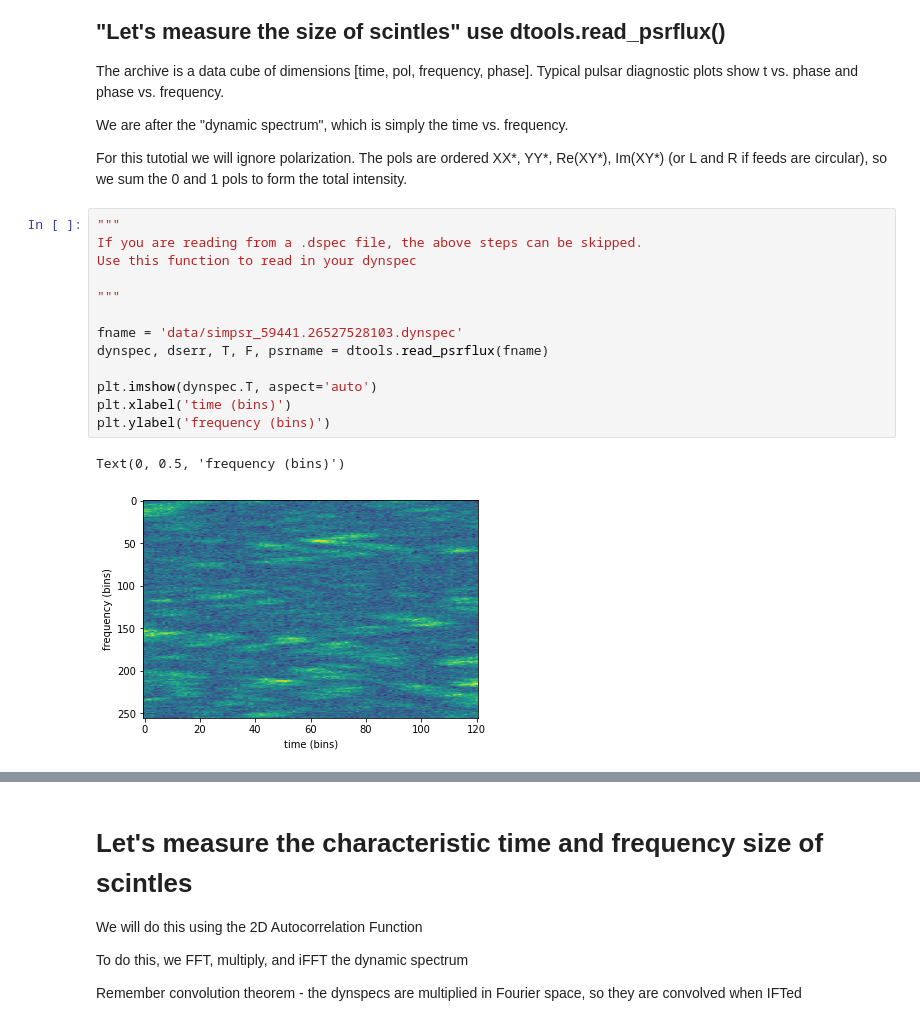
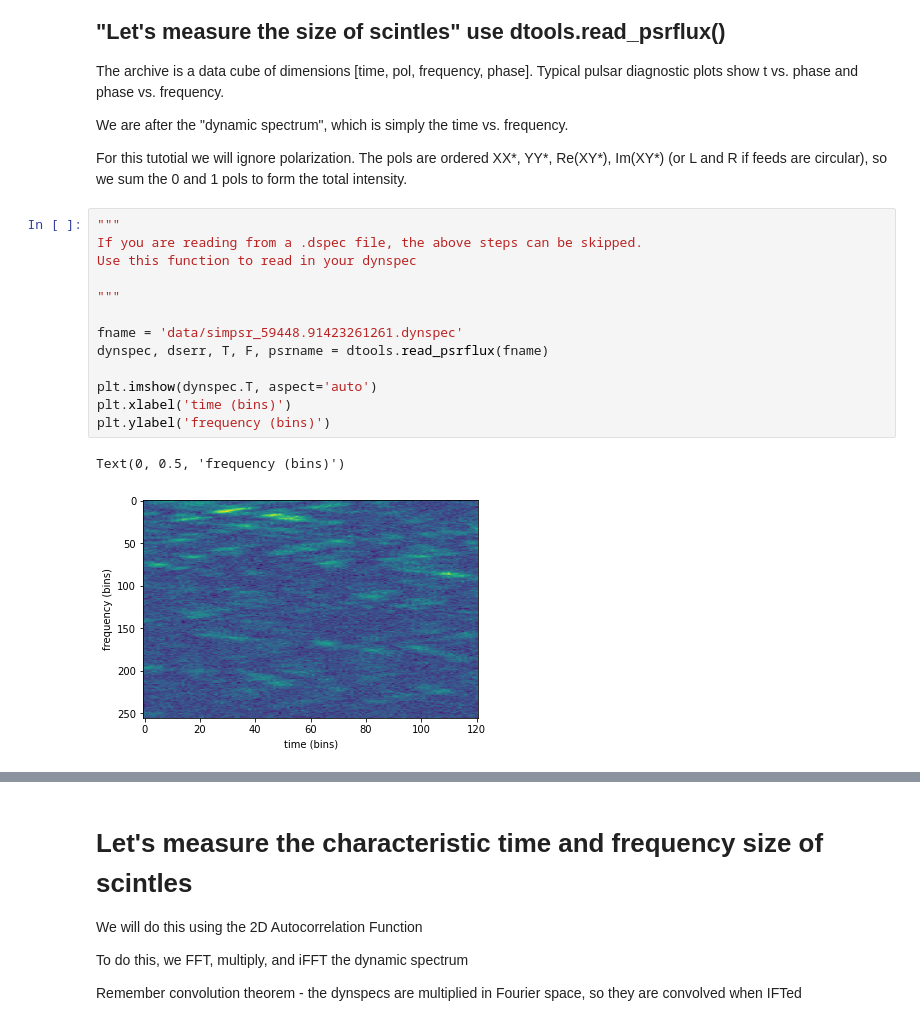
Before and after one commit to ramain/FundiScintTutorial2023, a Jupyter notebook: FundiScintTutorial.ipynb, the cells around one changed output, grey strips where cells are left out. Cells and saved outputs as stored; diff of their text form.

```diff
--- a/FundiScintTutorial.ipynb
+++ b/FundiScintTutorial.ipynb
@@ -26,19 +26,19 @@ For this tutotial we will ignore polarization.  The pols are ordered XX*, YY*, R
 # %%
 """
 If you are reading from a .dspec file, the above steps can be skipped.
 Use this function to read in your dynspec
 
 """
 
-fname = 'data/simpsr_59441.26527528103.dynspec'
+fname = 'data/simpsr_59448.91423261261.dynspec'
 dynspec, dserr, T, F, psrname = dtools.read_psrflux(fname)
 
 plt.imshow(dynspec.T, aspect='auto')
 plt.xlabel('time (bins)')
 plt.ylabel('frequency (bins)')
 # %% [output]
 Text(0, 0.5, 'frequency (bins)')
-[figure, old version]
+[figure, new version]
 # %%
 """
 Look at details of the observation
```
Also changed, not shown: parts of 7 cells of this notebook.
